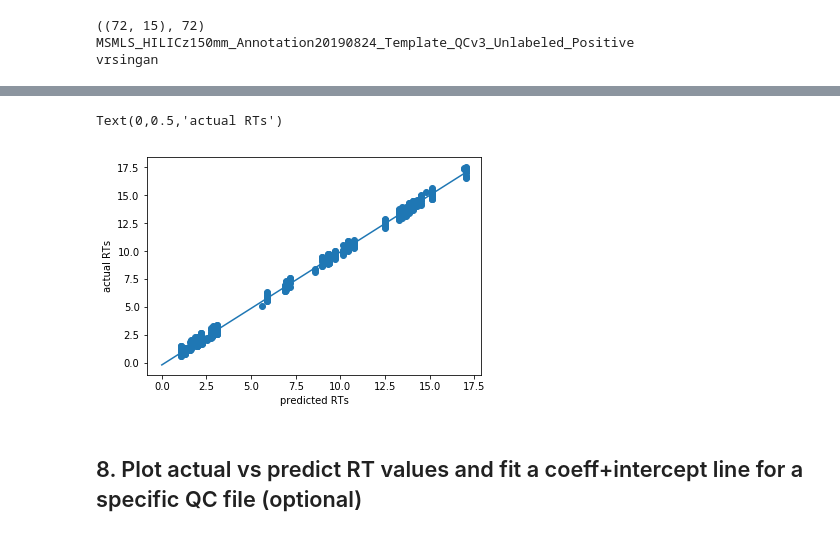
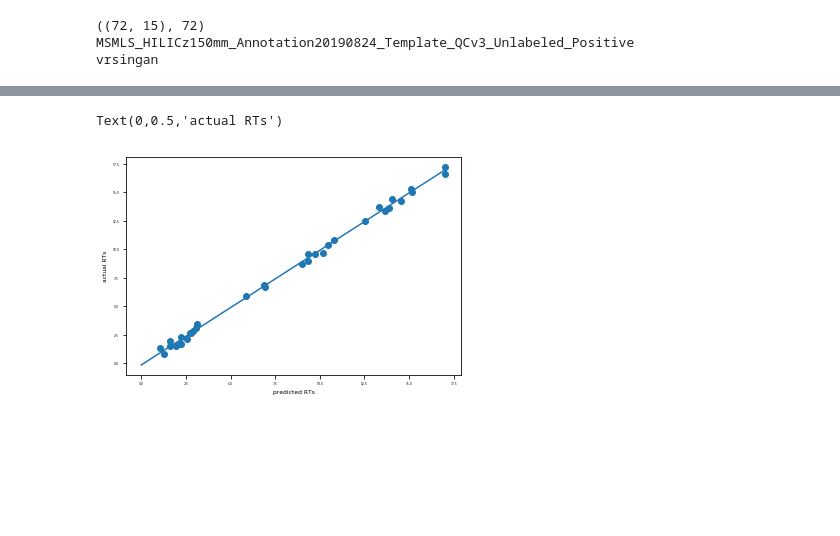
Before and after one commit to biorack/metatlas, a Jupyter notebook: docs/example_notebooks/workflow/Workflow Notebook-VS_Auto_RT_Predict.ipynb, the cells around one changed output, grey strips where cells are left out. Drawn from its saved outputs; the diff is of its cells as text; code cells hidden in the pictures; blank space fills up the shorter version.

```diff
--- a/docs/example_notebooks/workflow/Workflow Notebook-VS_Auto_RT_Predict.ipynb
+++ b/docs/example_notebooks/workflow/Workflow Notebook-VS_Auto_RT_Predict.ipynb
@@ -247,18 +318,15 @@ Text(0.5,0,'QCs')
 # %%
-#User can change to use particular qc file
-import itertools
-x = list(itertools.chain(*pred_rts))
-y = list(itertools.chain(*actual_rts))
+# #QCFileIndex = 1
+# coef = coefs[QCFileIndex]
+# intercept = intercepts[QCFileIndex]
 
-coef = np.median(coefs)
-intercept = np.median(intercepts)
+# x = list(itertools.chain(*pred_rts[QCFileIndex]))
+# y = actual_rts[QCFileIndex]
 
-plt.scatter(x,y)
-plt.plot(np.linspace(0, max(x), 100), coef*np.linspace(0, max(x), 100)+intercept)
-plt.xlabel('predicted RTs')
-plt.ylabel('actual RTs')
+# plt.scatter(x, y)
+# plt.plot(np.linspace(0, max(x),100), coef*np.linspace(0,max(x),100)+intercept)
+# plt.xlabel('predicted RTs')
+# plt.ylabel('actual RTs')
 # %% [output]
 Text(0,0.5,'actual RTs')
-[figure, old version]
+[figure, new version]
-# %% [markdown]
-## 8. Plot actual vs predict RT values and fit a coeff+intercept line for a specific QC file (optional)
```
Also changed, not shown: parts of 25 cells of this notebook.
